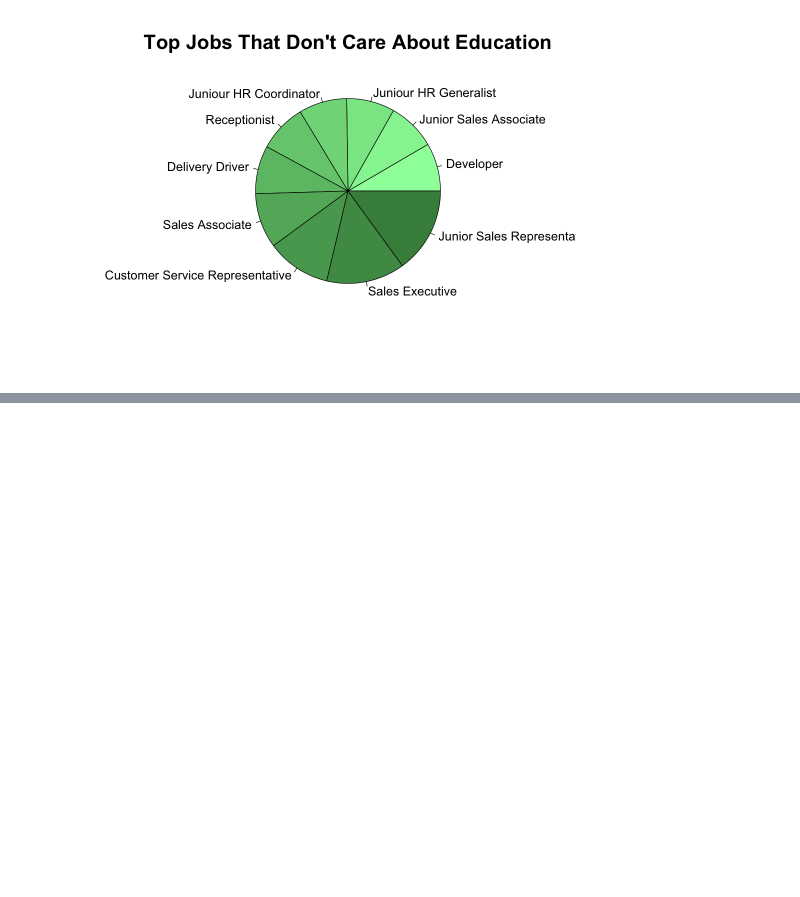
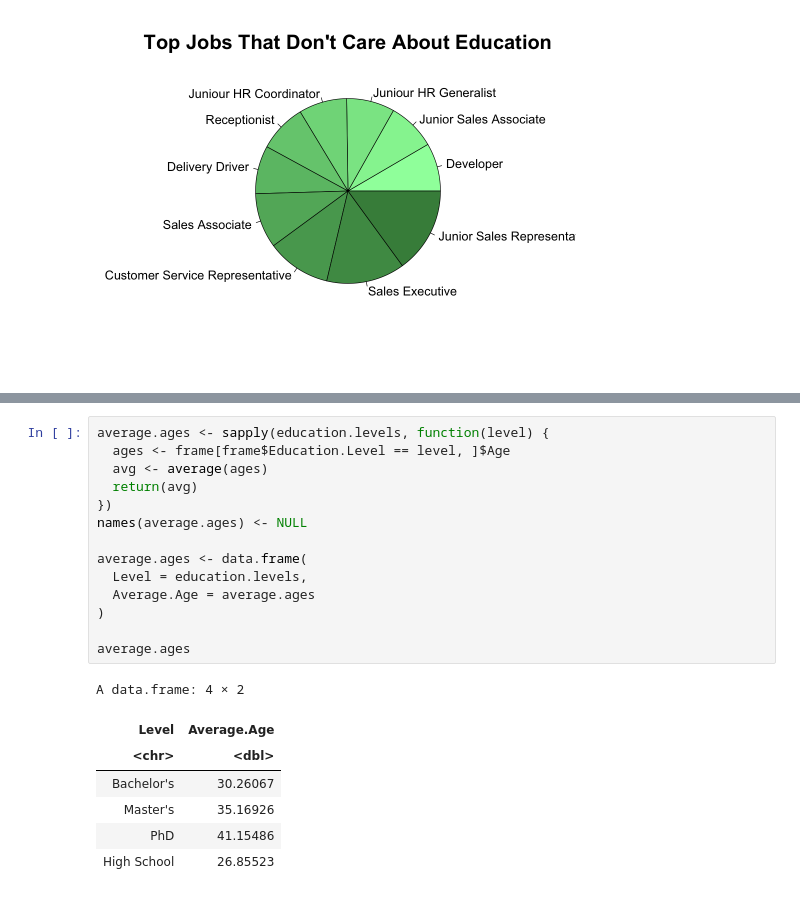
Before and after one commit to it1shka/salaries-analysis, a Jupyter notebook: education.r.ipynb, the cells around one changed output, grey strips where cells are left out. Drawn from its saved outputs; the diff is of its cells as text; blank space fills up the shorter version.

```diff
--- a/education.r.ipynb
+++ b/education.r.ipynb
@@ -194,0 +215,22 @@ pie(
+# %%
+average.ages <- sapply(education.levels, function(level) {
+  ages <- frame[frame$Education.Level == level, ]$Age
+  avg <- average(ages)
+  return(avg)
+})
+names(average.ages) <- NULL
+
+average.ages <- data.frame(
+  Level = education.levels,
+  Average.Age = average.ages
+)
+
+average.ages
+# %% [output]
+A data.frame: 4 × 2
+| Level | Average.Age |
+| <chr> | <dbl> |
+| Bachelor's | 30.26067 |
+| Master's | 35.16926 |
+| PhD | 41.15486 |
+| High School | 26.85523 |
```
Also changed, not shown: parts of 8 cells of this notebook, 6 other files.
